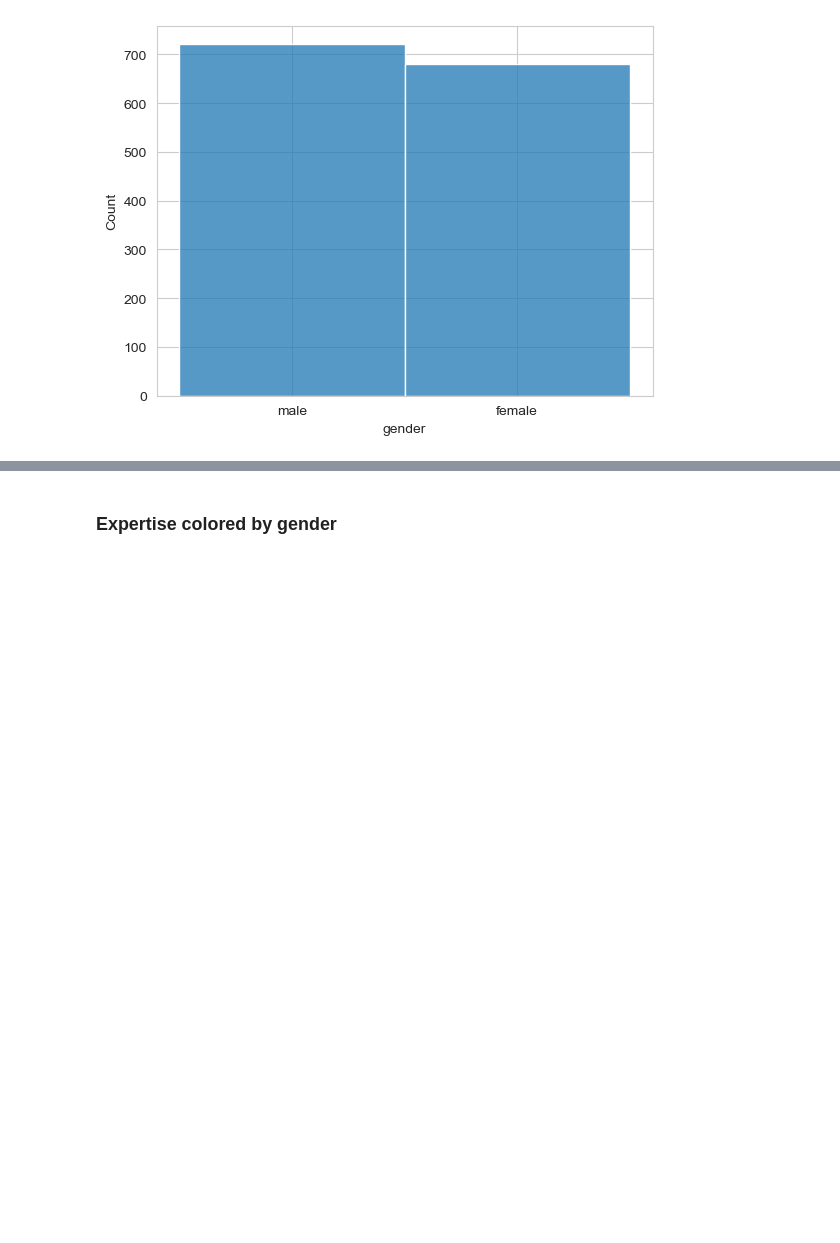
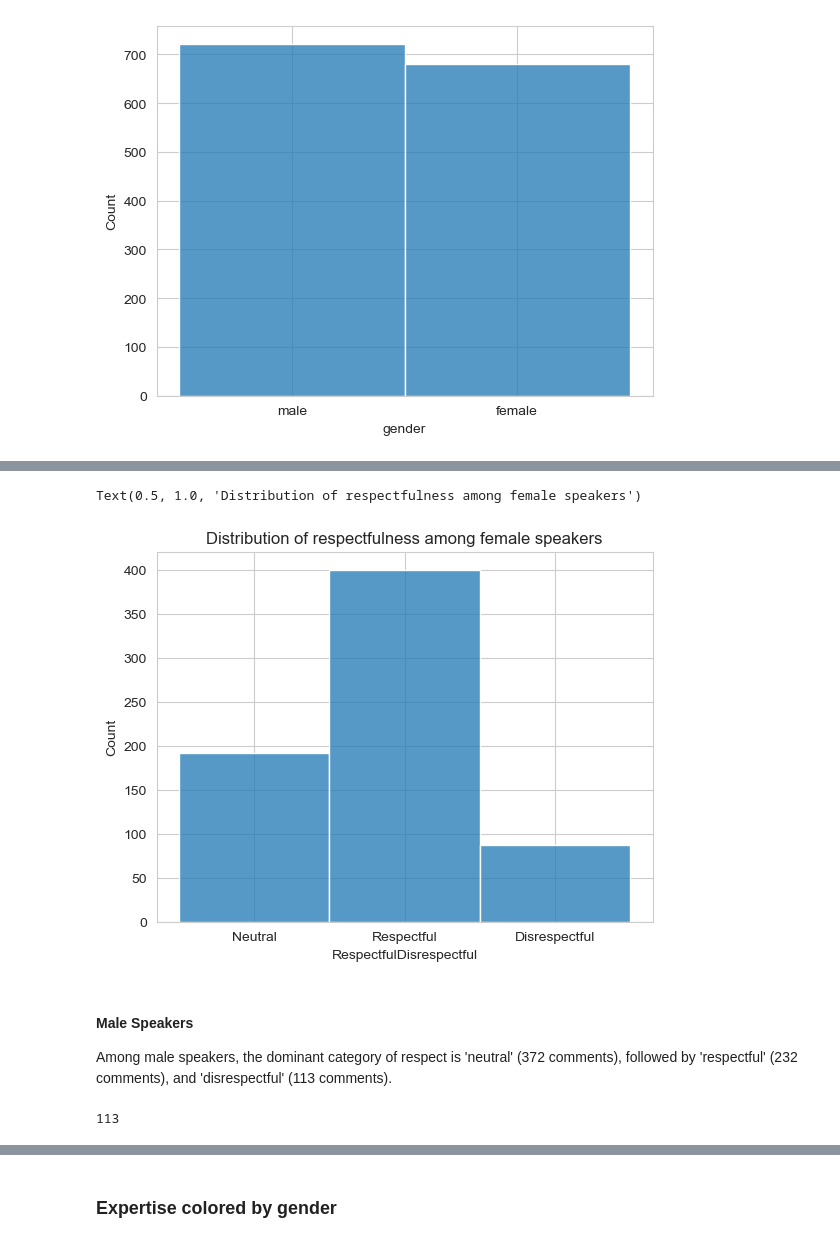
Before and after one commit to Lois-Wong/CSS-HW2, a Jupyter notebook: problem3.ipynb, the cells around one changed output, grey strips where cells are left out. Cells and saved outputs as stored; diff of their text form; code cells hidden in the pictures; blank space fills up the shorter version.

```diff
--- a/problem3.ipynb
+++ b/problem3.ipynb
@@ -75,0 +75,13 @@ plt.xticks(rotation = 45)
+# %%
+sns.histplot(f_df, x = 'RespectfulDisrespectful').set_title('Distribution of respectfulness among female speakers')
+# %% [output]
+Text(0.5, 1.0, 'Distribution of respectfulness among female speakers')
+[figure, added]
+# %% [markdown]
+#### Male Speakers
+
+Among male speakers, the dominant category of respect is 'neutral' (372 comments), followed by 'respectful' (232 comments), and 'disrespectful' (113 comments).
+# %%
+sum(m_df['RespectfulDisrespectful'] == 'Disrespectful')
+# %% [output]
+113
```
Also changed, not shown: parts of 11 cells of this notebook.
